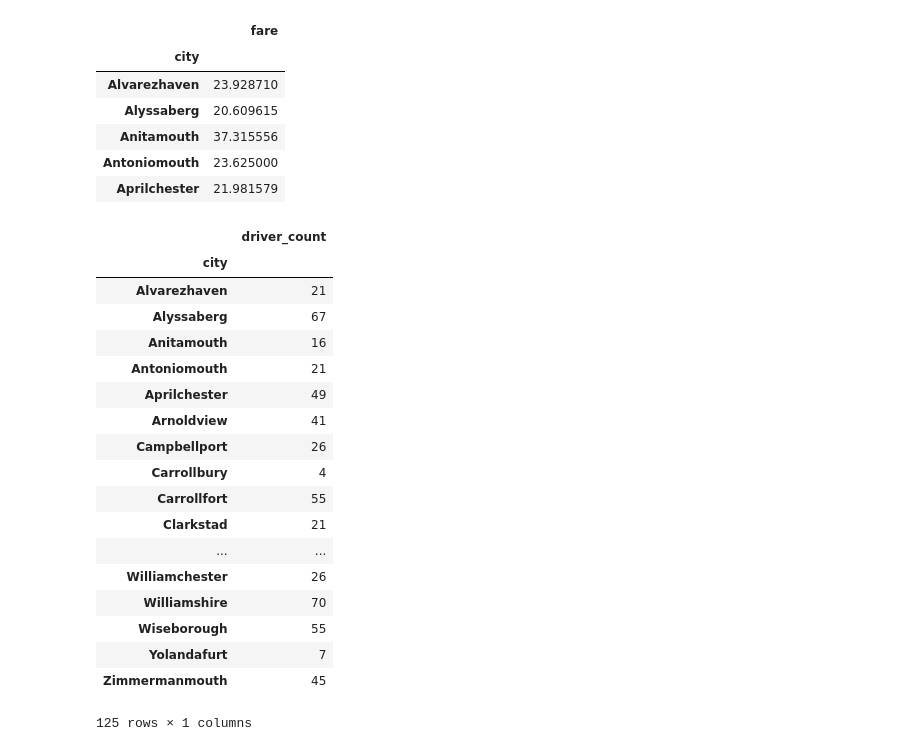
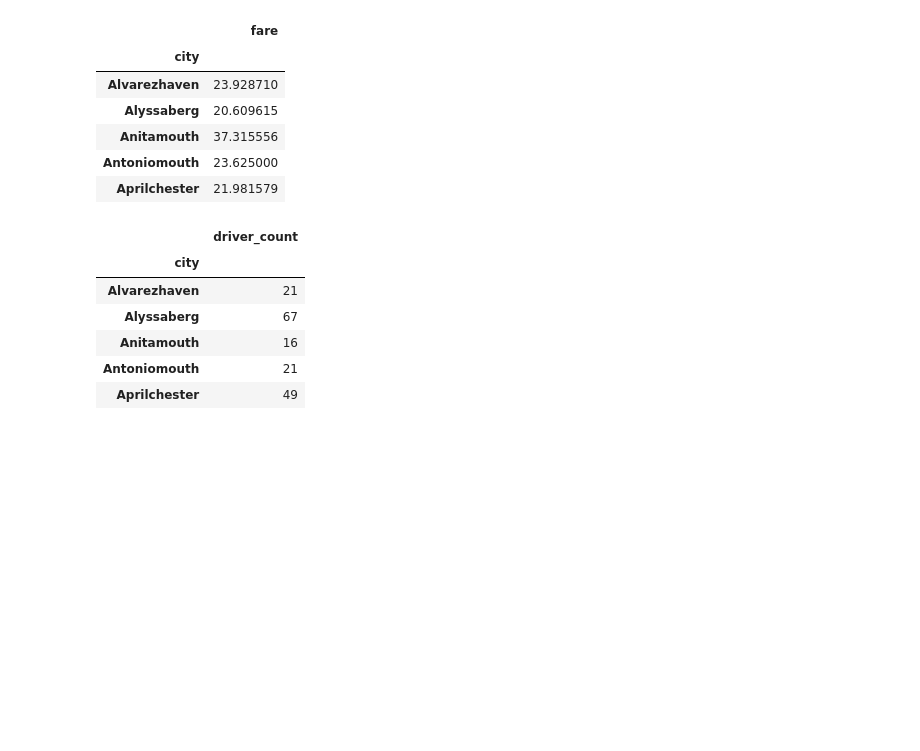
Before and after one commit to wendywalsh/Matplotlib_viz, a Jupyter notebook: Instructions/Pyber/Pyber_Walsh.ipynb, the cells around one changed output. Saved outputs shown, nothing was run; the diff lists cells and outputs as text; code cells hidden in the pictures; blank space fills up the shorter version.

```diff
--- a/Instructions/Pyber/Pyber_Walsh.ipynb
+++ b/Instructions/Pyber/Pyber_Walsh.ipynb
@@ -85,27 +73,17 @@ fare_per_city.head()
 # %%
 # size of bubble = total number of drivers per city
 #size = city_raw_df[["city","driver_count"]]
 #size
+#size
 
-city_raw_df.groupby("city")[["driver_count"]].mean()
+size=city_raw_df.groupby("city")[["driver_count"]].mean()
+size.head()
 # %% [output]
 |  | driver_count |
 | city |  |
 | Alvarezhaven | 21 |
 | Alyssaberg | 67 |
 | Anitamouth | 16 |
 | Antoniomouth | 21 |
 | Aprilchester | 49 |
-| Arnoldview | 41 |
-| Campbellport | 26 |
-| Carrollbury | 4 |
-| Carrollfort | 55 |
-| Clarkstad | 21 |
-| ... | ... |
-| Williamchester | 26 |
-| Williamshire | 70 |
-| Wiseborough | 55 |
-| Yolandafurt | 7 |
-| Zimmermanmouth | 45 |
-125 rows × 1 columns
 # %%
```
Also changed, not shown: parts of 9 cells of this notebook.
